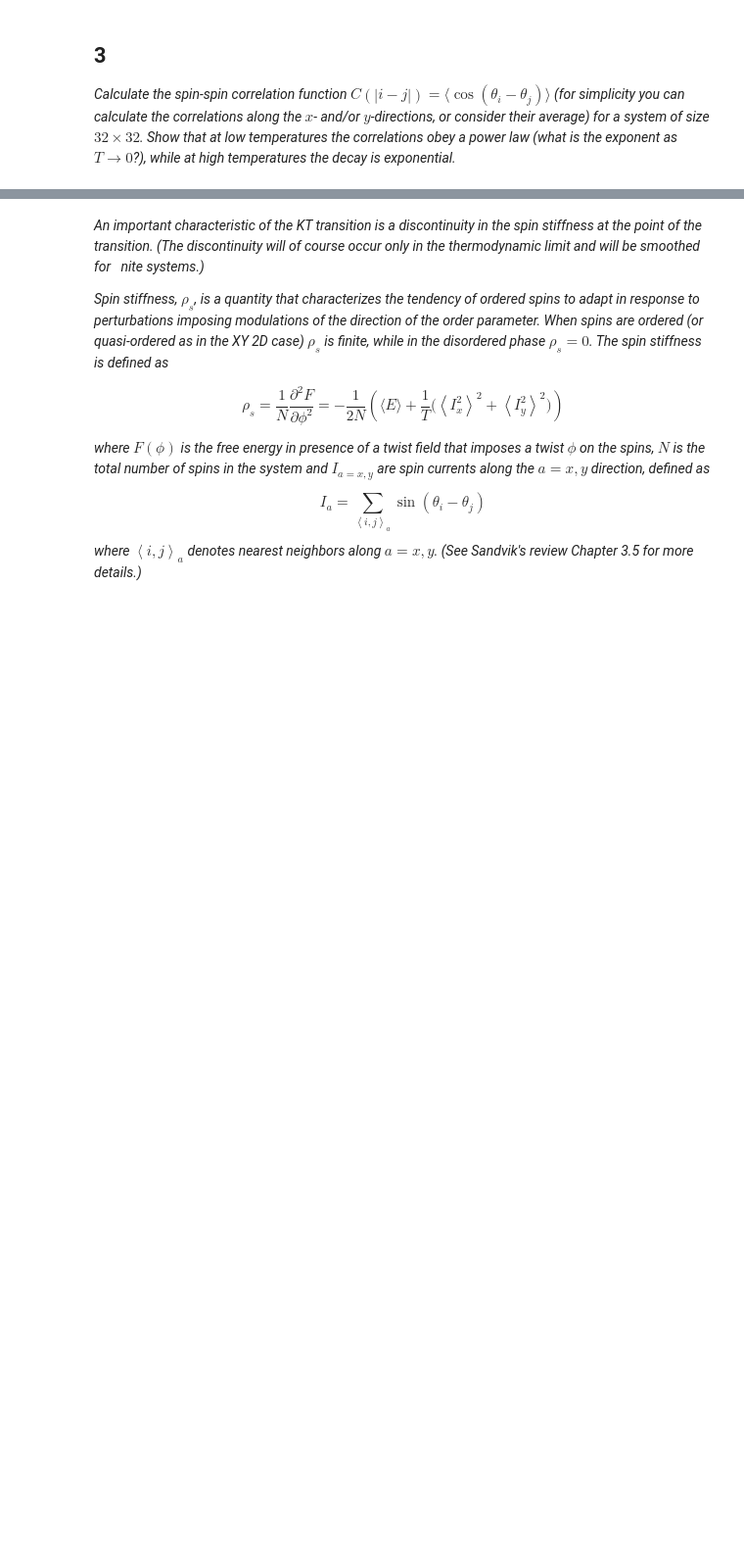
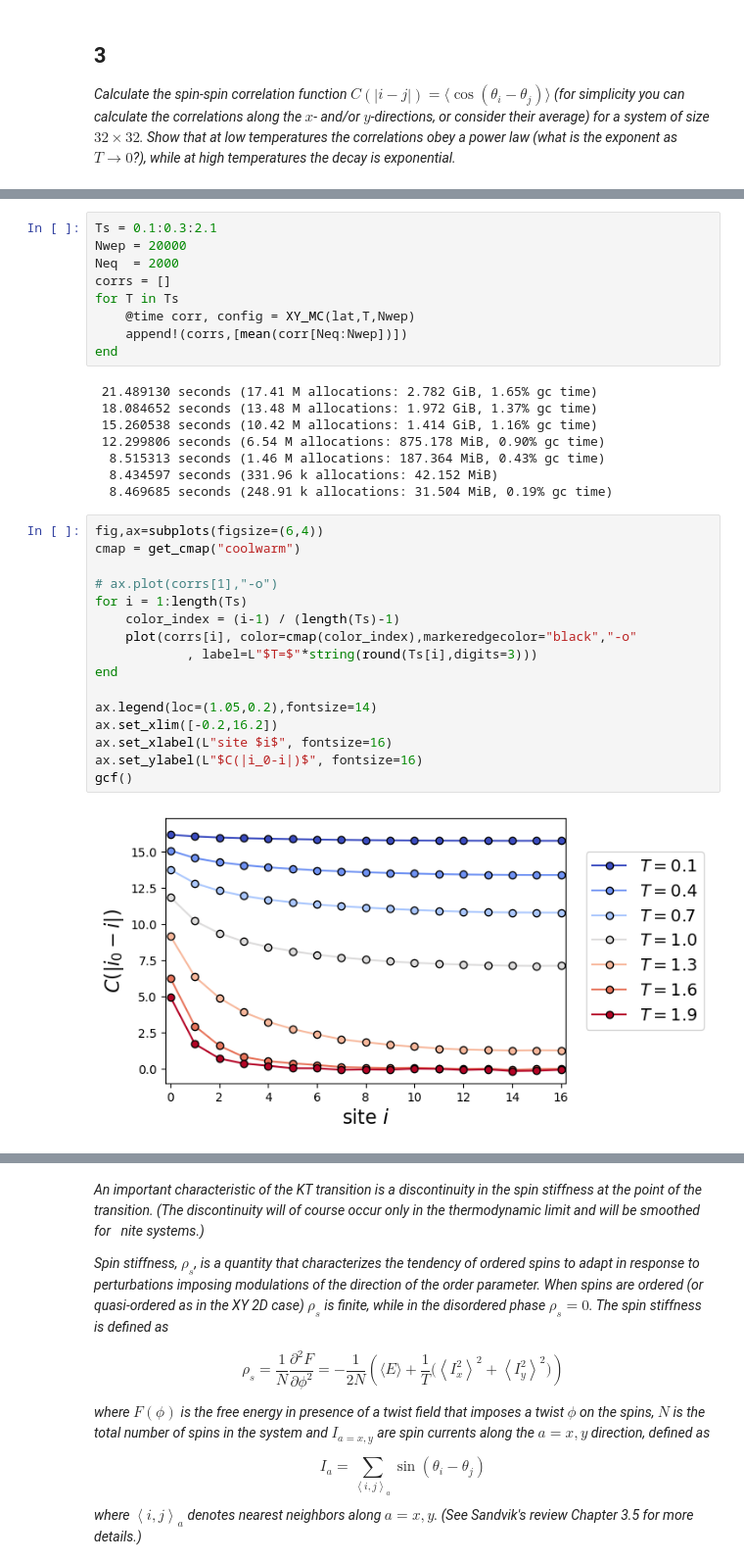
Before and after one commit to NOAMOPH/Computational-Methods-for-Many-Body-Physics, a Jupyter notebook: ProblemSets/PS04.ipynb, the cells around one changed output, grey strips where cells are left out. Shown: that part at 98% size. Saved outputs shown, nothing was run; the diff lists cells and outputs as text; blank space fills up the shorter version.

```diff
--- a/ProblemSets/PS04.ipynb
+++ b/ProblemSets/PS04.ipynb
@@ -203,0 +375,35 @@ gcf()
+# %%
+Ts = 0.1:0.3:2.1
+Nwep = 20000
+Neq  = 2000
+corrs = []
+for T in Ts
+    @time corr, config = XY_MC(lat,T,Nwep)
+    append!(corrs,[mean(corr[Neq:Nwep])])
+end
+# %% [output]
+ 21.489130 seconds (17.41 M allocations: 2.782 GiB, 1.65% gc time)
+ 18.084652 seconds (13.48 M allocations: 1.972 GiB, 1.37% gc time)
+ 15.260538 seconds (10.42 M allocations: 1.414 GiB, 1.16% gc time)
+ 12.299806 seconds (6.54 M allocations: 875.178 MiB, 0.90% gc time)
+  8.515313 seconds (1.46 M allocations: 187.364 MiB, 0.43% gc time)
+  8.434597 seconds (331.96 k allocations: 42.152 MiB)
+  8.469685 seconds (248.91 k allocations: 31.504 MiB, 0.19% gc time)
+# %%
+fig,ax=subplots(figsize=(6,4))
+cmap = get_cmap("coolwarm")
+
+# ax.plot(corrs[1],"-o")
+for i = 1:length(Ts)
+    color_index = (i-1) / (length(Ts)-1)
+    plot(corrs[i], color=cmap(color_index),markeredgecolor="black","-o"
+            , label=L"$T=$"*string(round(Ts[i],digits=3)))
+end
+
+ax.legend(loc=(1.05,0.2),fontsize=14)
+ax.set_xlim([-0.2,16.2])
+ax.set_xlabel(L"site $i$", fontsize=16)
+ax.set_ylabel(L"$C(|i_0-i|)$", fontsize=16)
+gcf()
+# %% [output]
+[figure, added]
```
Also changed, not shown: parts of 26 cells of this notebook.
